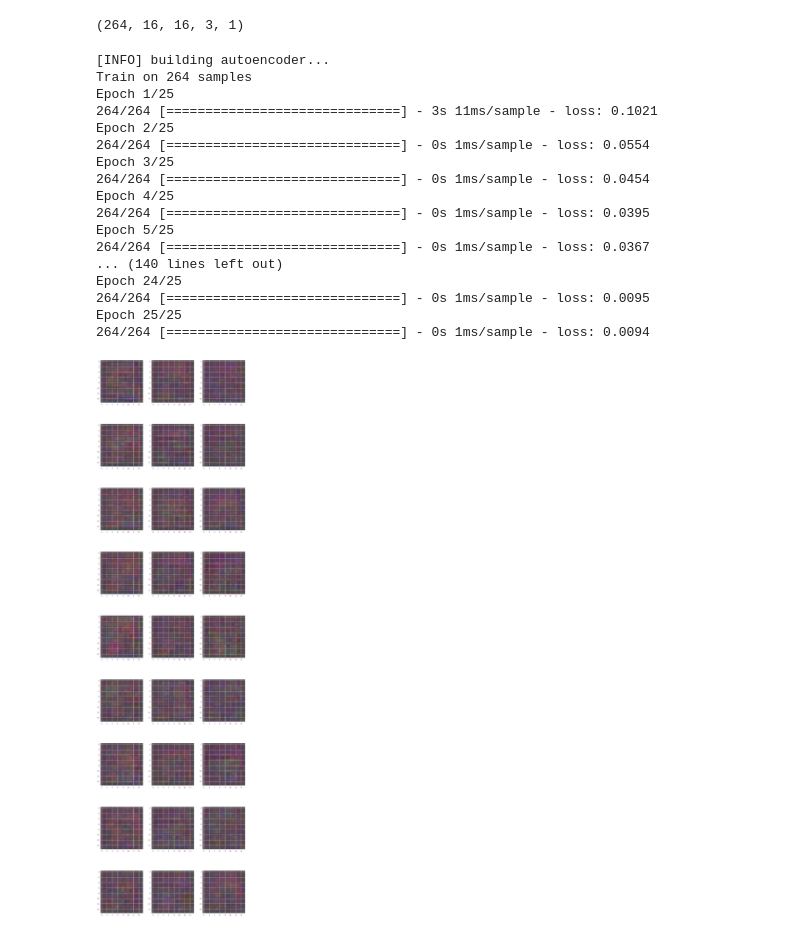
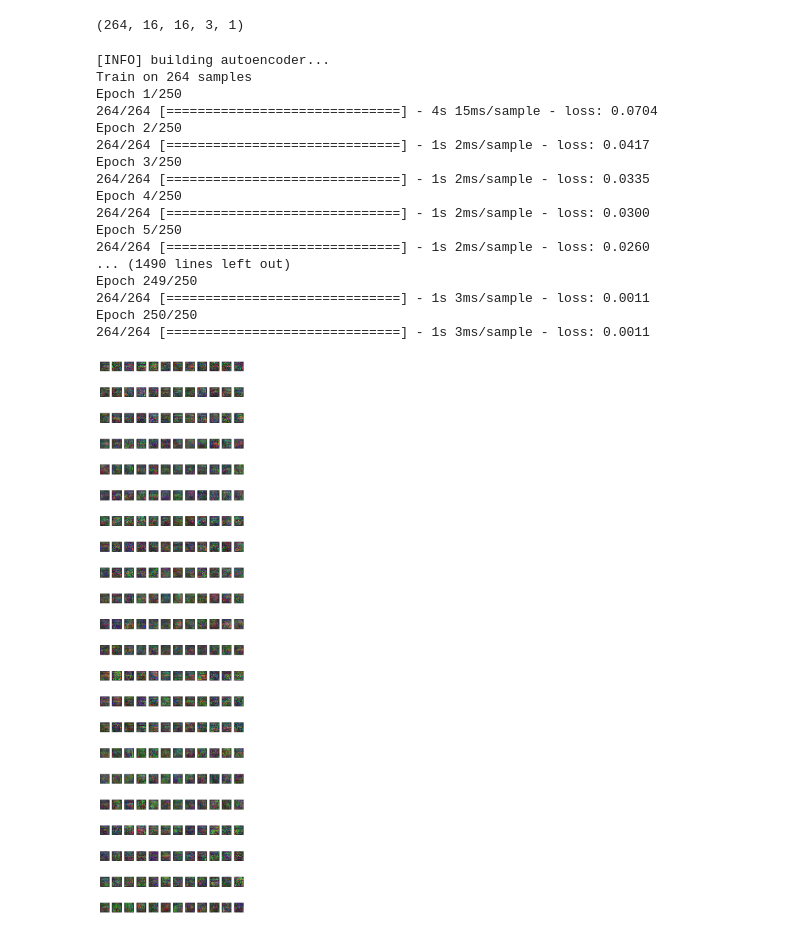
Before and after one commit to balcomes/keras-autoencoders, a Jupyter notebook: train_conv_autoencoder.ipynb, the cells around one changed output. Cells and saved outputs as stored; diff of their text form; code cells hidden in the pictures.

```diff
--- a/train_conv_autoencoder.ipynb
+++ b/train_conv_autoencoder.ipynb
@@ -327,8 +332,8 @@ trainX_r = tiles_r
 trainX_g = tiles_g
 trainX_b = tiles_b
 # %%
-EPOCHS = 25
-BS = 32
+EPOCHS = 250
+BS = 8
 
 
 
@@ -376,32 +381,34 @@ H = autoencoder_b.fit(
 # %% [output]
 [INFO] building autoencoder...
 Train on 264 samples
-Epoch 1/25
-264/264 [==============================] - 3s 11ms/sample - loss: 0.1021
-Epoch 2/25
-264/264 [==============================] - 0s 1ms/sample - loss: 0.0554
-Epoch 3/25
-264/264 [==============================] - 0s 1ms/sample - loss: 0.0454
-Epoch 4/25
-264/264 [==============================] - 0s 1ms/sample - loss: 0.0395
-Epoch 5/25
-264/264 [==============================] - 0s 1ms/sample - loss: 0.0367
-... (140 lines left out)
-Epoch 24/25
-264/264 [==============================] - 0s 1ms/sample - loss: 0.0095
-Epoch 25/25
-264/264 [==============================] - 0s 1ms/sample - loss: 0.0094
+Epoch 1/250
+264/264 [==============================] - 4s 15ms/sample - loss: 0.0704
+Epoch 2/250
+264/264 [==============================] - 1s 2ms/sample - loss: 0.0417
+Epoch 3/250
+264/264 [==============================] - 1s 2ms/sample - loss: 0.0335
+Epoch 4/250
+264/264 [==============================] - 1s 2ms/sample - loss: 0.0300
+Epoch 5/250
+264/264 [==============================] - 1s 2ms/sample - loss: 0.0260
+... (1490 lines left out)
+Epoch 249/250
+264/264 [==============================] - 1s 3ms/sample - loss: 0.0011
+Epoch 250/250
+264/264 [==============================] - 1s 3ms/sample - loss: 0.0011
 # %%
-fig=plt.figure(figsize=(16, 64))
-columns = 3
-rows = 9
+fig=plt.figure(figsize=(8, 32))
+columns = 12
+rows = 22
 for i in range(1, columns*rows + 1):
     img_r = autoencoder_r.predict(np.asarray(np.random.random(16*16).reshape([1,16,16,1])))[0,:,:,0]
     img_g = autoencoder_g.predict(np.asarray(np.random.random(16*16).reshape([1,16,16,1])))[0,:,:,0]
     img_b = autoencoder_b.predict(np.asarray(np.random.random(16*16).reshape([1,16,16,1])))[0,:,:,0]
     img_rgb = np.dstack((img_r,img_g,img_b))
     fig.add_subplot(rows, columns, i)
+    plt.xticks([])
+    plt.yticks([])
     plt.imshow(img_rgb)
 plt.show()
 # %% [output]
-[figure, old version]
+[figure, new version]
```
Also changed, not shown: parts of 6 cells of this notebook.
